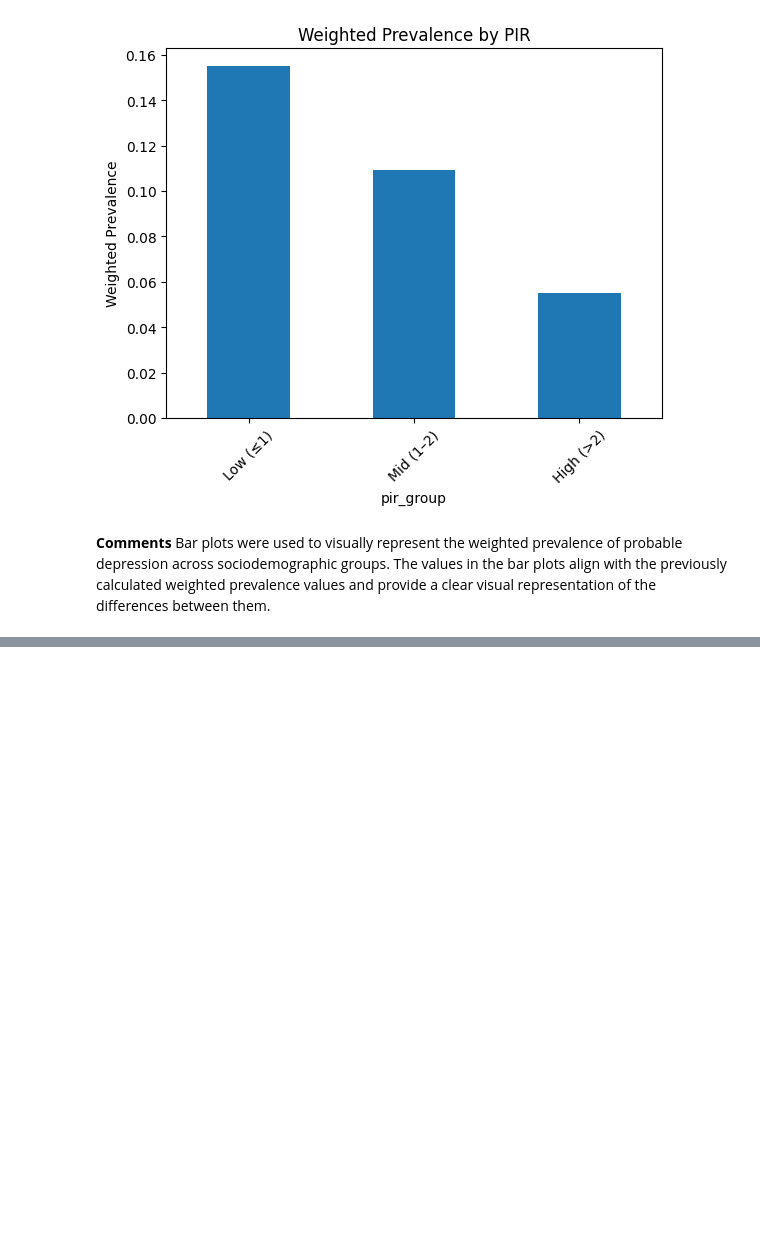
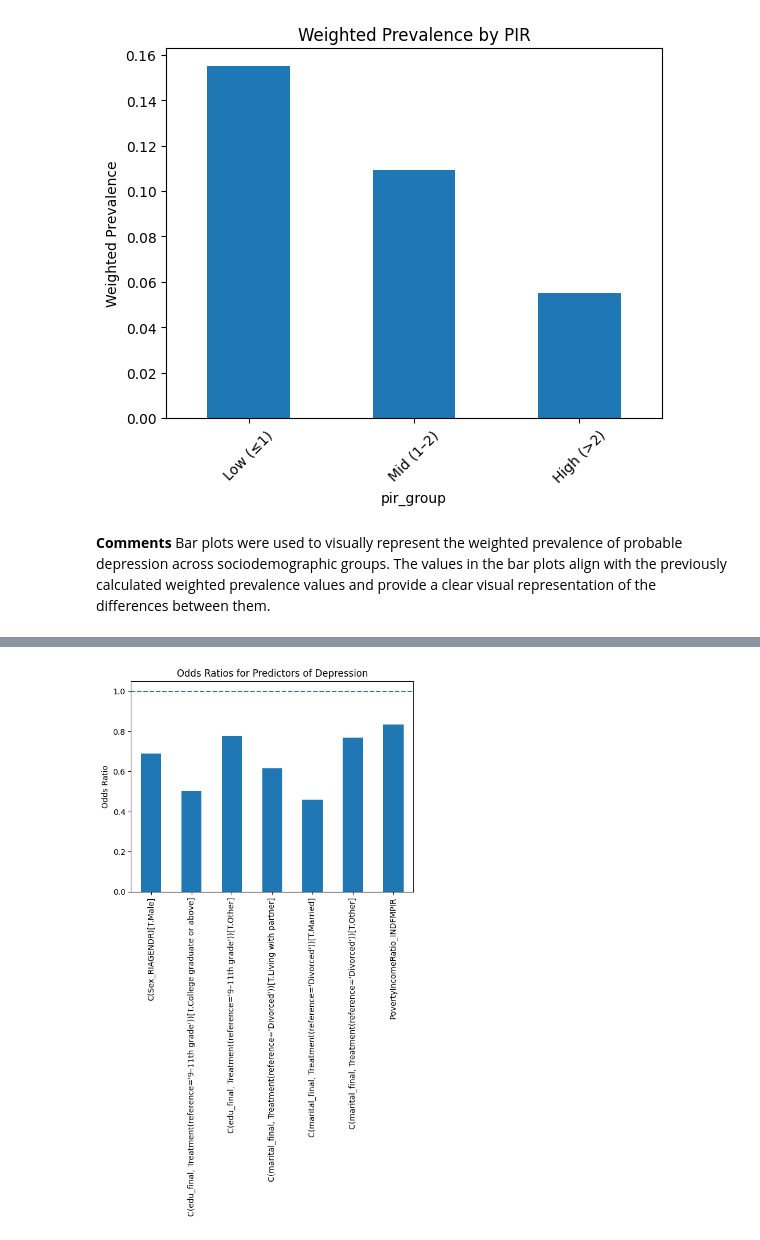
Before and after one commit to Sreyaakm/nhanes-depression-analytics, a Jupyter notebook: notebooks/06_weighted_model_selection.ipynb, the cells around one changed output, grey strips where cells are left out. Cells and saved outputs as stored; diff of their text form; code cells hidden in the pictures; blank space fills up the shorter version.

```diff
--- a/notebooks/06_weighted_model_selection.ipynb
+++ b/notebooks/06_weighted_model_selection.ipynb
@@ -291,0 +522,20 @@ plot_bar(pir_prevalence, "Weighted Prevalence by PIR")
+# %%
+# Education: keep College graduate, others grouped
+analytic_df["edu_final"] = analytic_df["EducationAdult_DMDEDUC2"].apply(
+    lambda x: x if x in ["9–11th grade", "College graduate or above"] else "Other"
+)
+
+# Marital: keep Married and Living with partner, others grouped
+analytic_df["marital_final"] = analytic_df["MaritalStatus_DMDMARTL"].apply(
+    lambda x: x if x in ["Divorced", "Married", "Living with partner"] else "Other"
+)
+# %%
+model3 = smf.logit(
+    "probable_depression ~ C(Sex_RIAGENDR) + "
+    "C(edu_final, Treatment(reference='9–11th grade')) + "
+    "C(marital_final, Treatment(reference='Divorced')) + "
+    "PovertyIncomeRatio_INDFMPIR",
+    data=analytic_df
+).fit()
+
+print(model3.summary())
@@ -291,0 +585,11 @@ plot_bar(pir_prevalence, "Weighted Prevalence by PIR")
+# %%
+#Visualization
+import matplotlib.pyplot as plt
+
+np.exp(model3.params).drop("Intercept").plot(kind="bar")
+plt.ylabel("Odds Ratio")
+plt.title("Odds Ratios for Predictors of Depression")
+plt.axhline(y=1, linestyle='--')
+plt.show()
+# %% [output]
+[figure, added]
```
Also changed, not shown: parts of 32 cells of this notebook.
